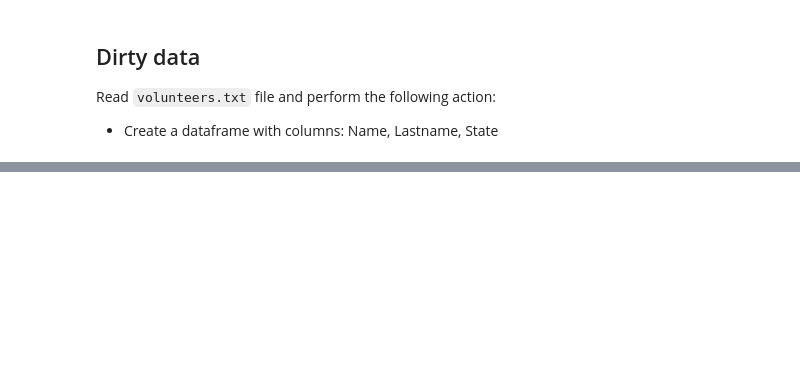
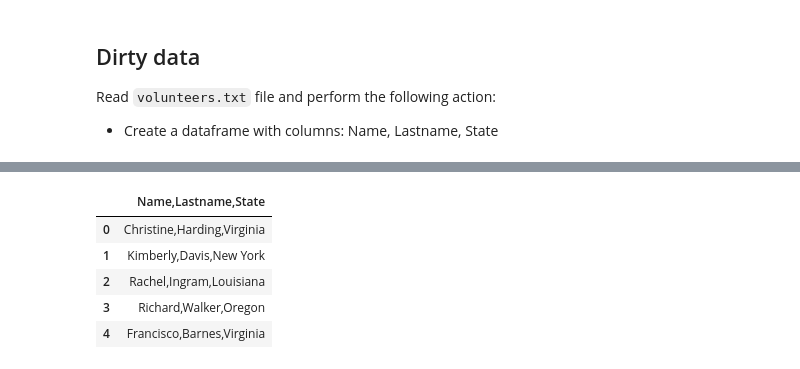
Before and after one commit to Viral76934/Data601_Thursday, a Jupyter notebook: Week06/labs/week06_lab.ipynb, the cells around one changed output, grey strips where cells are left out. Cells and saved outputs as stored; diff of their text form; code cells hidden in the pictures; blank space fills up the shorter version.

```diff
--- a/Week06/labs/week06_lab.ipynb
+++ b/Week06/labs/week06_lab.ipynb
@@ -94,0 +247,10 @@ Read `volunteers.txt` file and perform the following action:
+# %%
+d = pd.read_csv('volunteers_tdata.csv')
+d.head()
+# %% [output]
+|  | Name,Lastname,State |
+| 0 | Christine,Harding,Virginia |
+| 1 | Kimberly,Davis,New York |
+| 2 | Rachel,Ingram,Louisiana |
+| 3 | Richard,Walker,Oregon |
+| 4 | Francisco,Barnes,Virginia |
```
Also changed, not shown: parts of 24 cells of this notebook.
